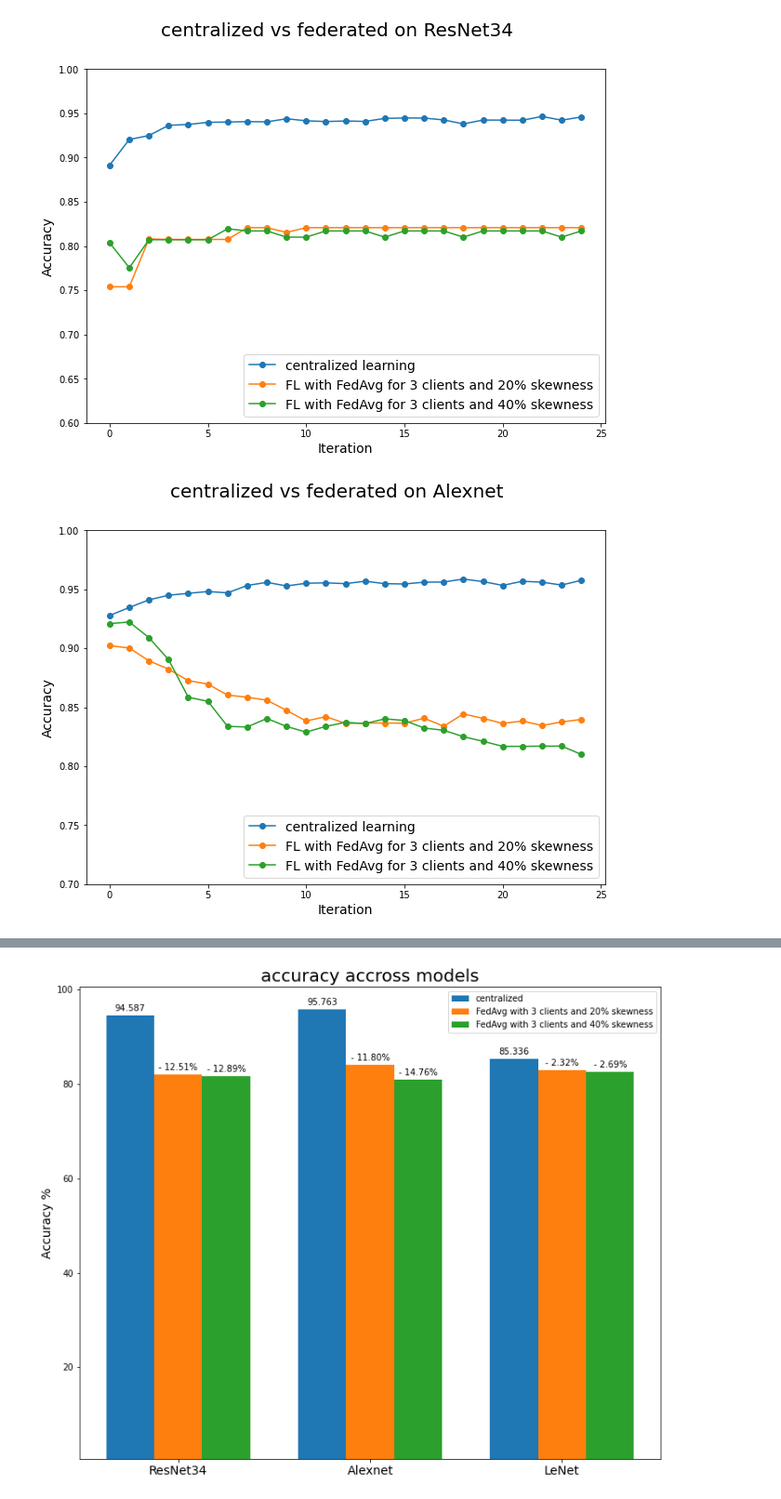
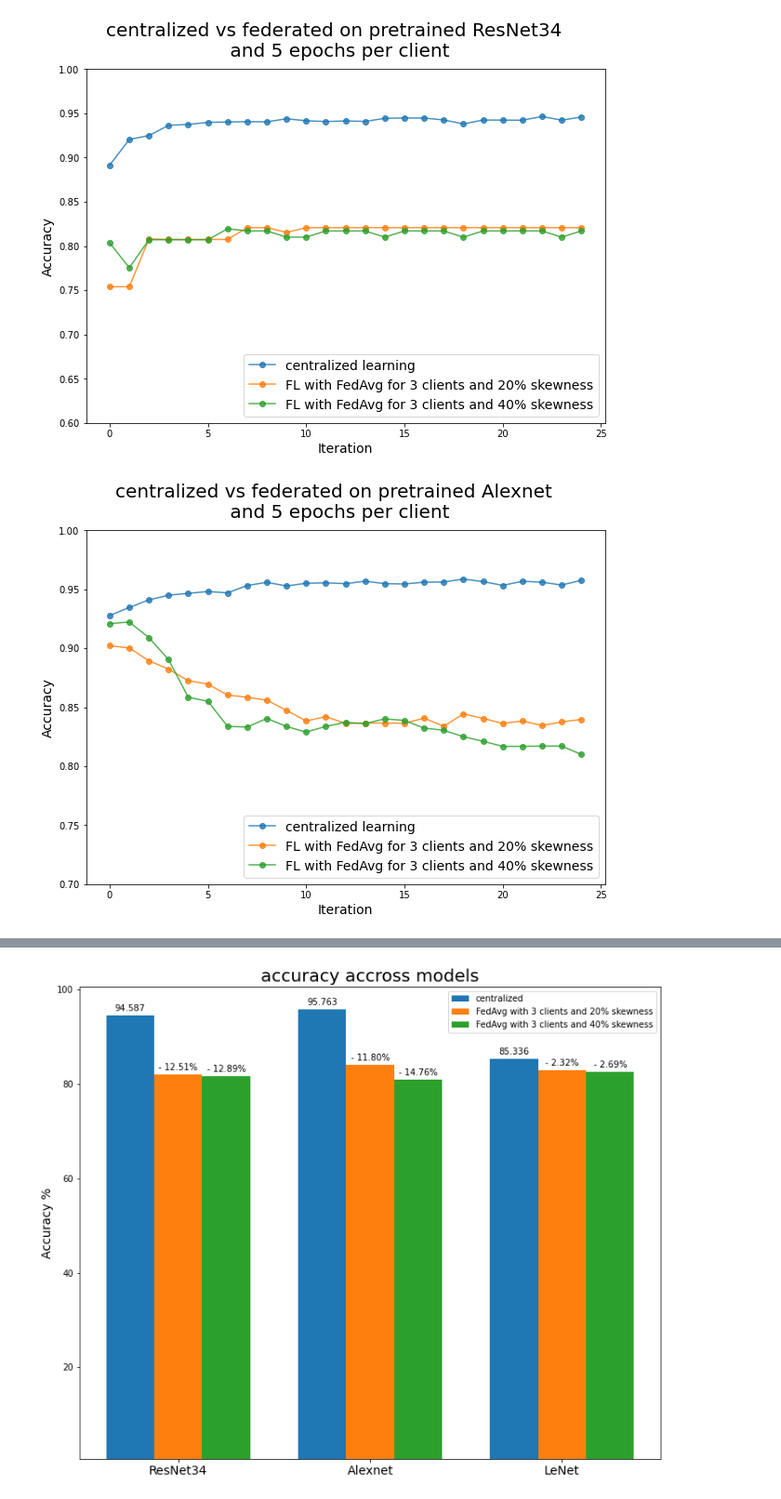
Before and after one commit to anandcu3/Federated-Learning-for-Remote-Sensing, a Jupyter notebook: some weird real plots notbook edition .ipynb, the cells around one changed output, grey strips where cells are left out. Shown at 93% size. Saved outputs shown, nothing was run; the diff lists cells and outputs as text; code cells hidden in the pictures.

```diff
--- a/some weird real plots notbook edition .ipynb
+++ b/some weird real plots notbook edition .ipynb
@@ -10,37 +10,37 @@ resdata3 = np.genfromtxt('fedavg_acc&loss_for_resnet34_with_3_clients_402.csv',d
 # %%
 def plot_acc_curves(acclist, title, botlim = .6, toplim = 1):
     eporange = np.arange(len(list(acclist.values())[0]))
 
     plt.figure(figsize=(10, 7))
     plt.suptitle(title,fontsize=20)
     #plt.subplot(211)
     plt.xlabel('Iteration',fontsize=14)
 
     plt.ylabel('Accuracy',fontsize=14)
     plt.ylim(bottom=botlim,top= toplim)
     for al in acclist:
-        plt.plot(eporange, acclist[al], 'o-', label=str(al))
+        plt.plot(eporange, acclist[al], 'o-', label=str(al), alpha=50)
 
 
     plt.legend(loc='lower right',fontsize=14)
     plt.show()
 
 
 acc_dic ={"centralized learning" : resdata1[1,:],
           "FL with FedAvg for 3 clients and 20% skewness": resdata2[1,:],
           "FL with FedAvg for 3 clients and 40% skewness": resdata3[1,:]}
 
-plot_acc_curves(acc_dic,'centralized vs federated on ResNet34')
+plot_acc_curves(acc_dic,'centralized vs federated on pretrained ResNet34 \n and 5 epochs per client')
 # %% [output]
-[figure, old version]
+[figure, new version]
 # %%
 acc_dic2 ={"centralized learning" : np.genfromtxt('centralised_acc&loss_for_alexnet_with_1_clients_202.csv',delimiter=',')[1,:],
           "FL with FedAvg for 3 clients and 20% skewness": np.genfromtxt('fedavg_acc&loss_for_alexnet_with_3_clients_202.csv',delimiter=',')[1,:],
           "FL with FedAvg for 3 clients and 40% skewness": np.genfromtxt('fedavg_acc&loss_for_alexnet_with_3_clients_402.csv',delimiter=',')[1,:]}
 
-plot_acc_curves(acc_dic2,'centralized vs federated on Alexnet',.7)
+plot_acc_curves(acc_dic2,'centralized vs federated on pretrained Alexnet \n and 5 epochs per client',.7)
 # %% [output]
-[figure, old version]
+[figure, new version]
 # %%
 acc_dic3 ={"centralized learning" : np.genfromtxt('centralised_acc&loss_for_lenet_with_1_clients_202.csv',delimiter=',')[1,:],
           "FL with FedAvg for 3 clients and 20% skewness": np.genfromtxt('fedavg_acc&loss_for_lenet_with_3_clients_202.csv',delimiter=',')[1,:],
```
Also changed, not shown: parts of 7 cells of this notebook, 2 other files.
